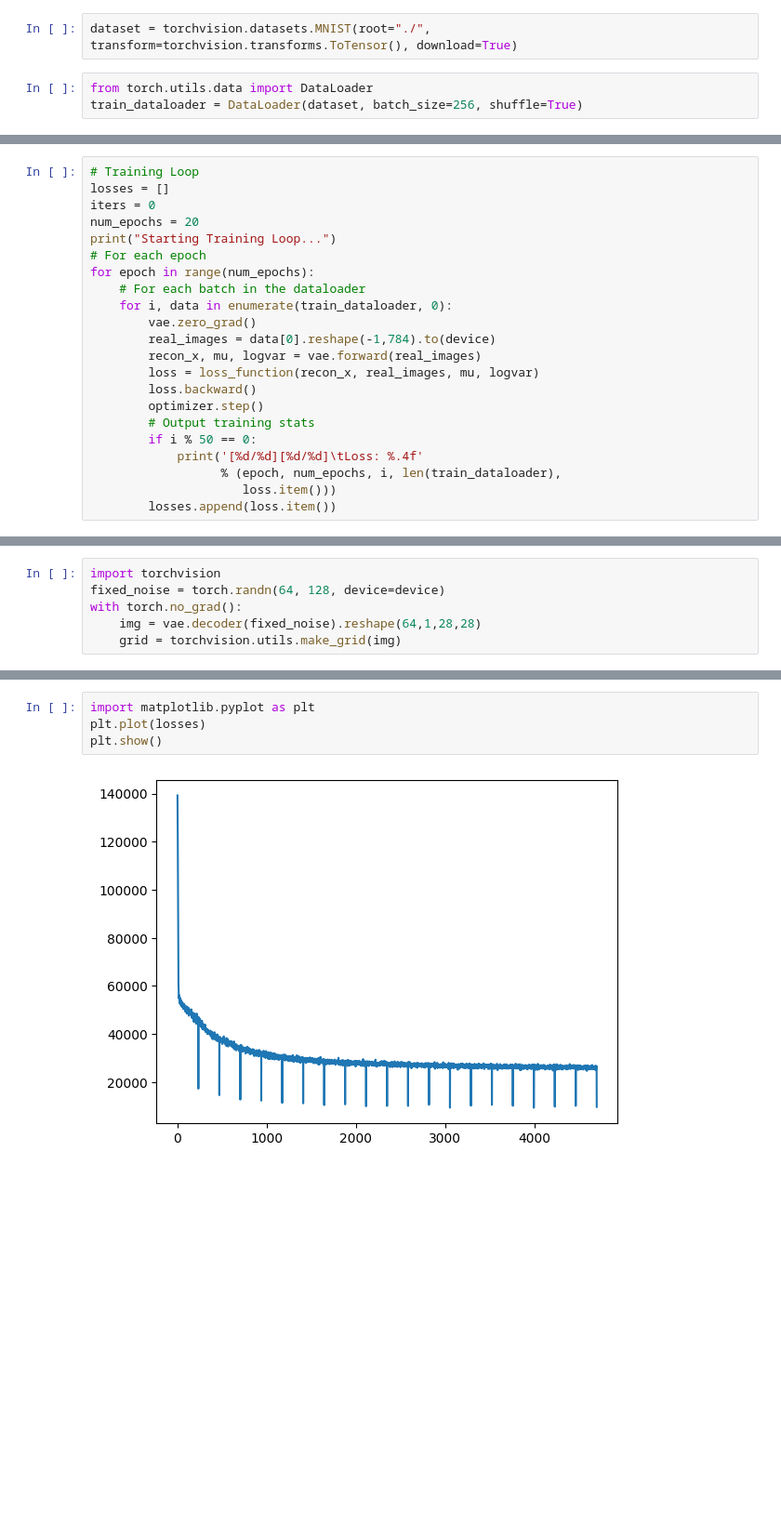
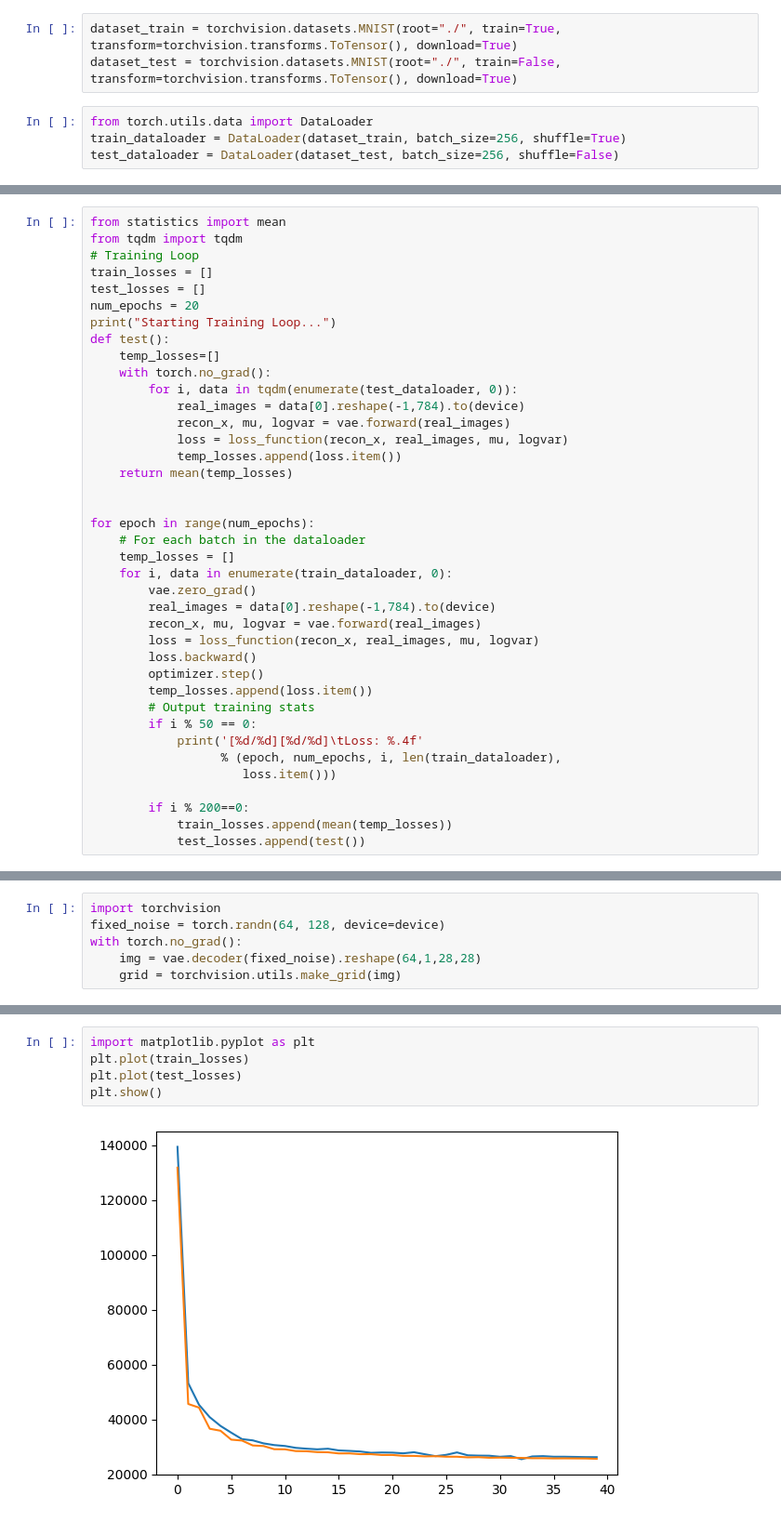
Before and after one commit to qwertyforce/ml, a Jupyter notebook: cv/vae.ipynb, the cells around one changed output, grey strips where cells are left out. Shown at 93% size. Cells and saved outputs as stored; diff of their text form; blank space fills up the shorter version.

```diff
--- a/cv/vae.ipynb
+++ b/cv/vae.ipynb
@@ -5,10 +5,12 @@ https://colab.research.google.com/github/pytorch/tutorials/blob/gh-pages/_downlo
 import torch
 import torchvision
 # %%
-dataset = torchvision.datasets.MNIST(root="./", transform=torchvision.transforms.ToTensor(), download=True)
+dataset_train = torchvision.datasets.MNIST(root="./", train=True, transform=torchvision.transforms.ToTensor(), download=True)
+dataset_test = torchvision.datasets.MNIST(root="./", train=False, transform=torchvision.transforms.ToTensor(), download=True)
 # %%
 from torch.utils.data import DataLoader
-train_dataloader = DataLoader(dataset, batch_size=256, shuffle=True)
+train_dataloader = DataLoader(dataset_train, batch_size=256, shuffle=True)
+test_dataloader = DataLoader(dataset_test, batch_size=256, shuffle=False)
 # %%
 import torch.nn as nn
 import torch.nn.functional as F
@@ -58,14 +60,27 @@ def loss_function(recon_x, x, mu, log_var):
     KLD = -0.5 * torch.sum(1 + log_var - mu.pow(2) - log_var.exp())
     return BCE + KLD
 # %%
+from statistics import mean
+from tqdm import tqdm
 # Training Loop
-losses = []
-iters = 0
+train_losses = []
+test_losses = []
 num_epochs = 20
 print("Starting Training Loop...")
-# For each epoch
+def test():
+    temp_losses=[]
+    with torch.no_grad():
+        for i, data in tqdm(enumerate(test_dataloader, 0)):
+            real_images = data[0].reshape(-1,784).to(device)
+            recon_x, mu, logvar = vae.forward(real_images)
+            loss = loss_function(recon_x, real_images, mu, logvar)
+            temp_losses.append(loss.item())
+    return mean(temp_losses)
+
+
 for epoch in range(num_epochs):
     # For each batch in the dataloader
+    temp_losses = []
     for i, data in enumerate(train_dataloader, 0):
         vae.zero_grad()
         real_images = data[0].reshape(-1,784).to(device)
@@ -73,11 +88,15 @@ for epoch in range(num_epochs):
         loss = loss_function(recon_x, real_images, mu, logvar)
         loss.backward()
         optimizer.step()
+        temp_losses.append(loss.item())
         # Output training stats
         if i % 50 == 0:
             print('[%d/%d][%d/%d]\tLoss: %.4f'
                   % (epoch, num_epochs, i, len(train_dataloader),
                      loss.item()))
-        losses.append(loss.item())
+
+        if i % 200==0:
+            train_losses.append(mean(temp_losses))
+            test_losses.append(test())
 # %% [output]
 Starting Training Loop...
@@ -112,6 +146,7 @@ plt.imshow(grid.cpu().numpy().transpose((1, 2, 0)))
 # %%
 import matplotlib.pyplot as plt
-plt.plot(losses)
+plt.plot(train_losses)
+plt.plot(test_losses)
 plt.show()
 # %% [output]
-[figure, old version]
+[figure, new version]
```
Also changed, not shown: parts of 2 cells of this notebook.
